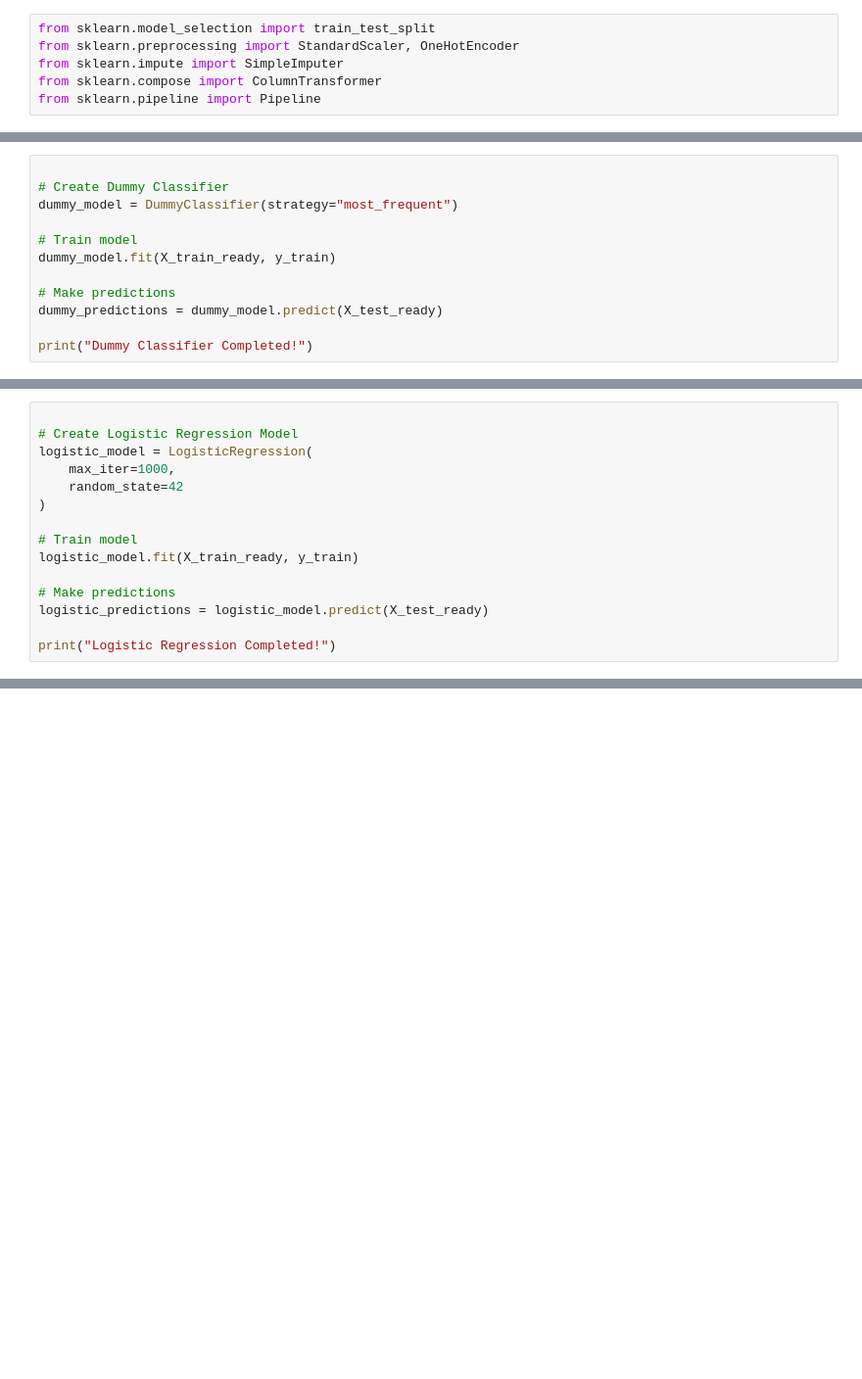
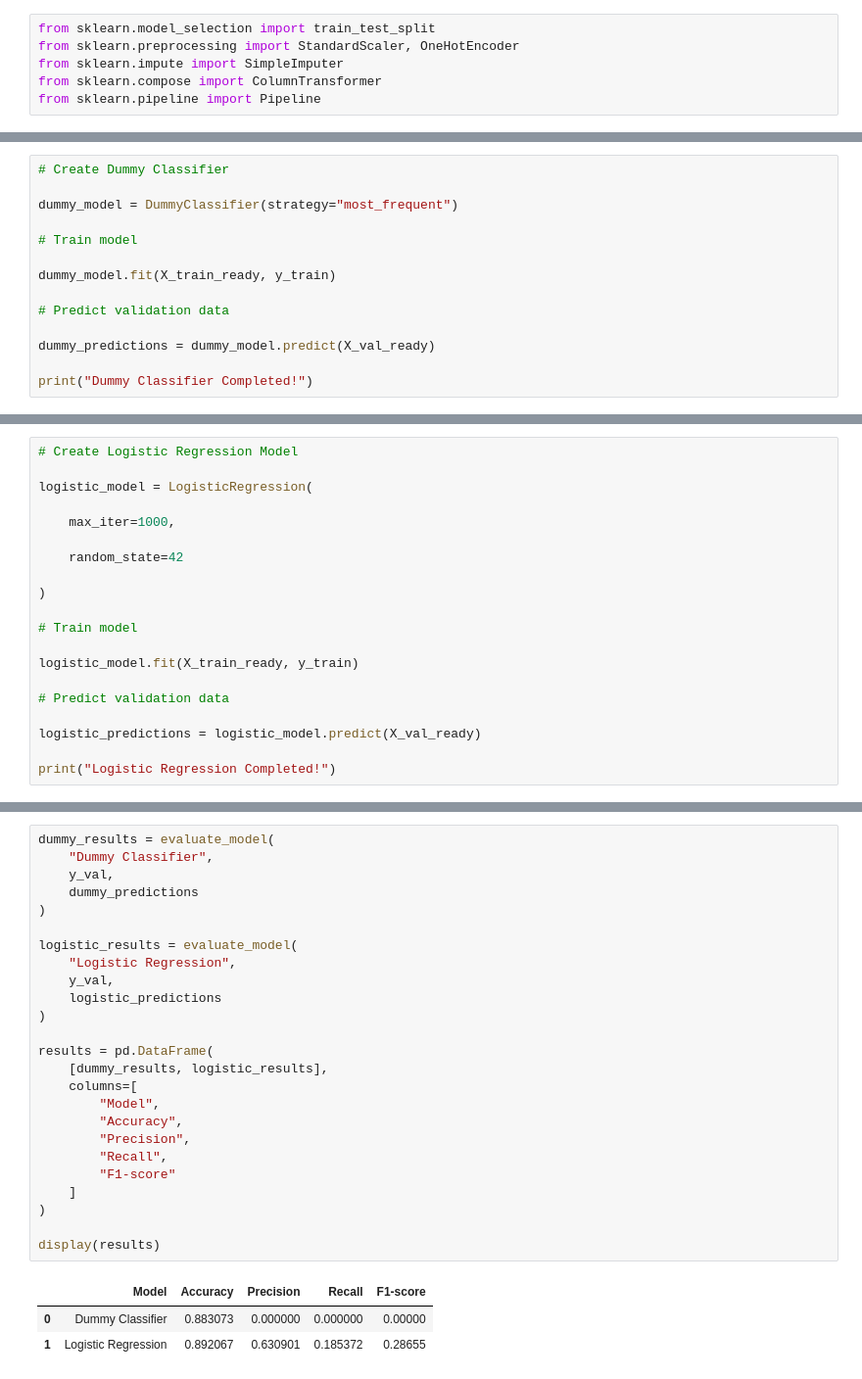
Before and after one commit to 3arab-star/Neural-Network-Project, a Jupyter notebook: Bank_Marketing.ipynb, the cells around one changed output, grey strips where cells are left out. Shown at 98% size. Drawn from its saved outputs; the diff is of its cells as text; blank space fills up the shorter version.

```diff
--- a/Bank_Marketing.ipynb
+++ b/Bank_Marketing.ipynb
@@ -188,12 +510,14 @@ import pandas as pd
 # %%
+# Create Dummy Classifier
 
-# Create Dummy Classifier
 dummy_model = DummyClassifier(strategy="most_frequent")
 
 # Train model
+
 dummy_model.fit(X_train_ready, y_train)
 
-# Make predictions
-dummy_predictions = dummy_model.predict(X_test_ready)
+# Predict validation data
+
+dummy_predictions = dummy_model.predict(X_val_ready)
 
 print("Dummy Classifier Completed!")
@@ -200,15 +526,20 @@ print("Dummy Classifier Completed!")
 # %%
+# Create Logistic Regression Model
 
-# Create Logistic Regression Model
 logistic_model = LogisticRegression(
+
     max_iter=1000,
+
     random_state=42
+
 )
 
 # Train model
+
 logistic_model.fit(X_train_ready, y_train)
 
-# Make predictions
-logistic_predictions = logistic_model.predict(X_test_ready)
+# Predict validation data
+
+logistic_predictions = logistic_model.predict(X_val_ready)
 
 print("Logistic Regression Completed!")
@@ -266 +590,30 @@ display(results)
+# %%
+dummy_results = evaluate_model(
+    "Dummy Classifier",
+    y_val,
+    dummy_predictions
+)
+
+logistic_results = evaluate_model(
+    "Logistic Regression",
+    y_val,
+    logistic_predictions
+)
+
+results = pd.DataFrame(
+    [dummy_results, logistic_results],
+    columns=[
+        "Model",
+        "Accuracy",
+        "Precision",
+        "Recall",
+        "F1-score"
+    ]
+)
+
+display(results)
+# %% [output]
+|  | Model | Accuracy | Precision | Recall | F1-score |
+| 0 | Dummy Classifier | 0.883073 | 0.000000 | 0.000000 | 0.00000 |
+| 1 | Logistic Regression | 0.892067 | 0.630901 | 0.185372 | 0.28655 |
 # %%
```
Also changed, not shown: parts of 34 cells of this notebook, 1 other file.
